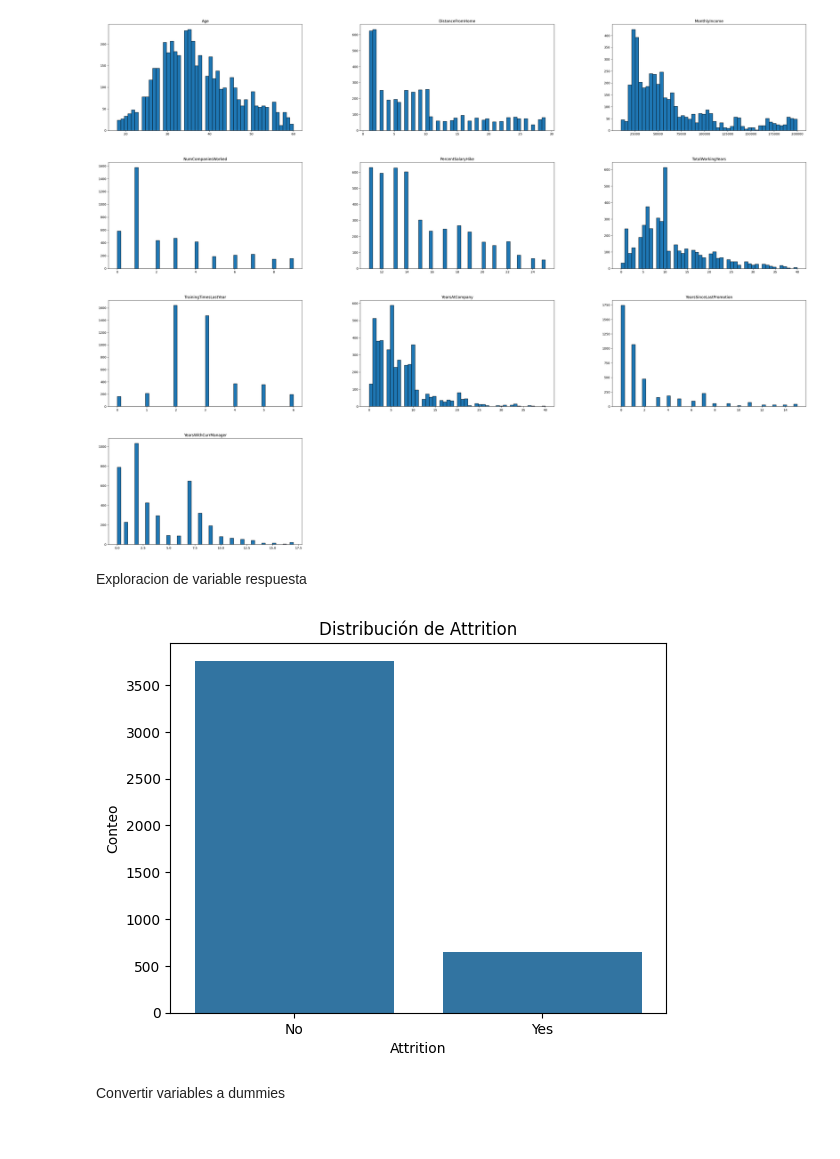
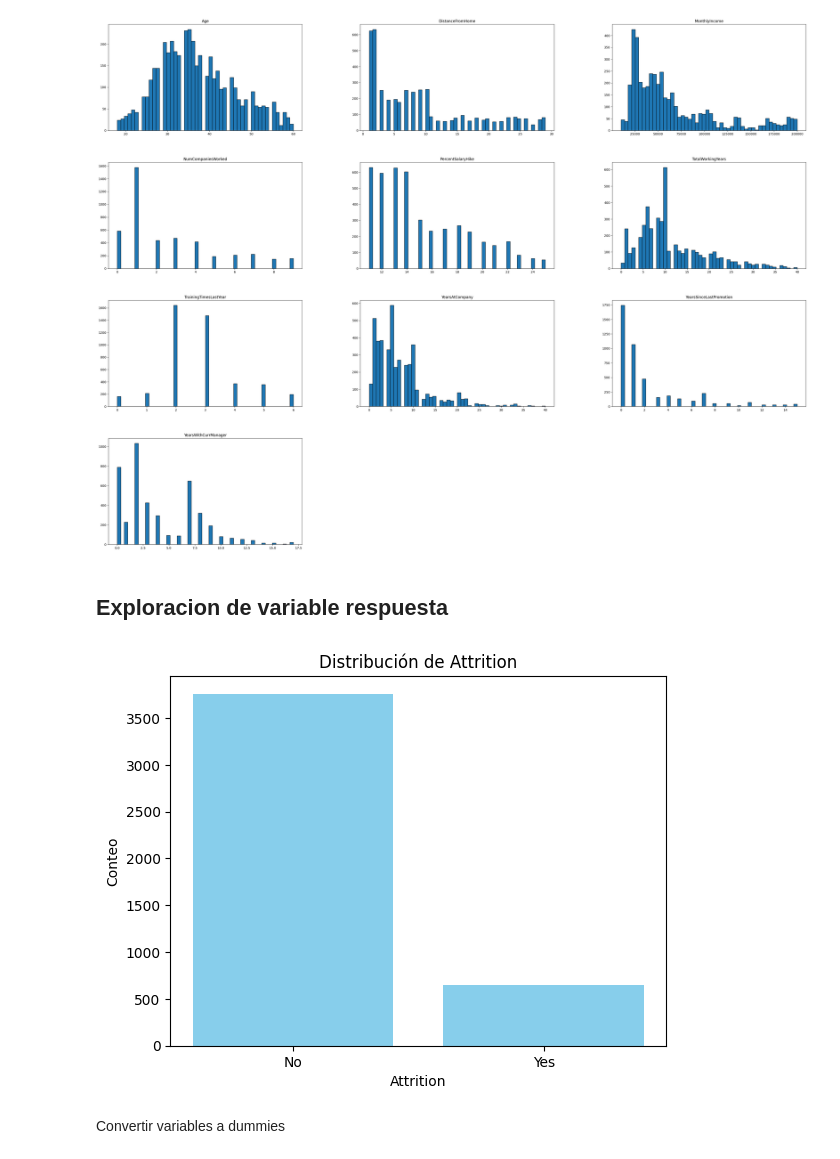
Before and after one commit to Laurahg22/Trabajo-analitica-RH, a Jupyter notebook: c_exploracion.ipynb, the cells around one changed output. Cells and saved outputs as stored; diff of their text form; code cells hidden in the pictures.

```diff
--- a/c_exploracion.ipynb
+++ b/c_exploracion.ipynb
@@ -70,13 +71,13 @@ display(df2015[df2015.duplicated(keep='first')])
 # %% [output]
 |  | index | Age | BusinessTravel | Department | DistanceFromHome | Education | EducationField | EmployeeID | ... |
 |  | index | Age | BusinessTravel | Department | DistanceFromHome | Education | EducationField | EmployeeID | ... |
-# %%
-# eliminar variable index
-df2015 = df2015.drop(['index', 'EmployeeID', 'InfoDate', 'retirementDate'], axis=1)
 # %%
 # llenar nulos de la variable respuesta
 condicion = (df2015['retirementType'] == 'fired') | (pd.isnull(df2015['retirementType']))
 df2015.loc[condicion, 'Attrition'] = 'No'
+# %%
+# eliminar variable index
+df2015 = df2015.drop(['index', 'EmployeeID', 'InfoDate', 'retirementDate','retirementType','resignationReason'], axis=1)
 # %%
 def imp_datos (df, variables):
     for variable in variables:
@@ -230,16 +185,19 @@ plt.show()
 # %% [output]
 [figure]
 # %% [markdown]
-Exploracion de variable respuesta
+## Exploracion de variable respuesta
 # %%
-# Crear un gráfico de barras utilizando Seaborn
-sns.countplot(x='Attrition', data=df2015 )  # Crear gráfico
+# Calcular el conteo de valores de 'Attrition'
+conteo_attrition = df2015['Attrition'].value_counts()
+
+# Crear un gráfico de barras utilizando Matplotlib
+plt.bar(conteo_attrition.index, conteo_attrition.values, color='skyblue')  # Crear gráfico de barras
 plt.title('Distribución de Attrition')  # Título
 plt.xlabel('Attrition')  # Etiqueta del eje x
 plt.ylabel('Conteo')  # Etiqueta del eje y
 plt.show()  # Mostrar el gráfico
 # %% [output]
-[figure, old version]
+[figure, new version]
 # %% [markdown]
 Convertir variables a dummies
 # %%
```
Also changed, not shown: parts of 19 cells of this notebook.
